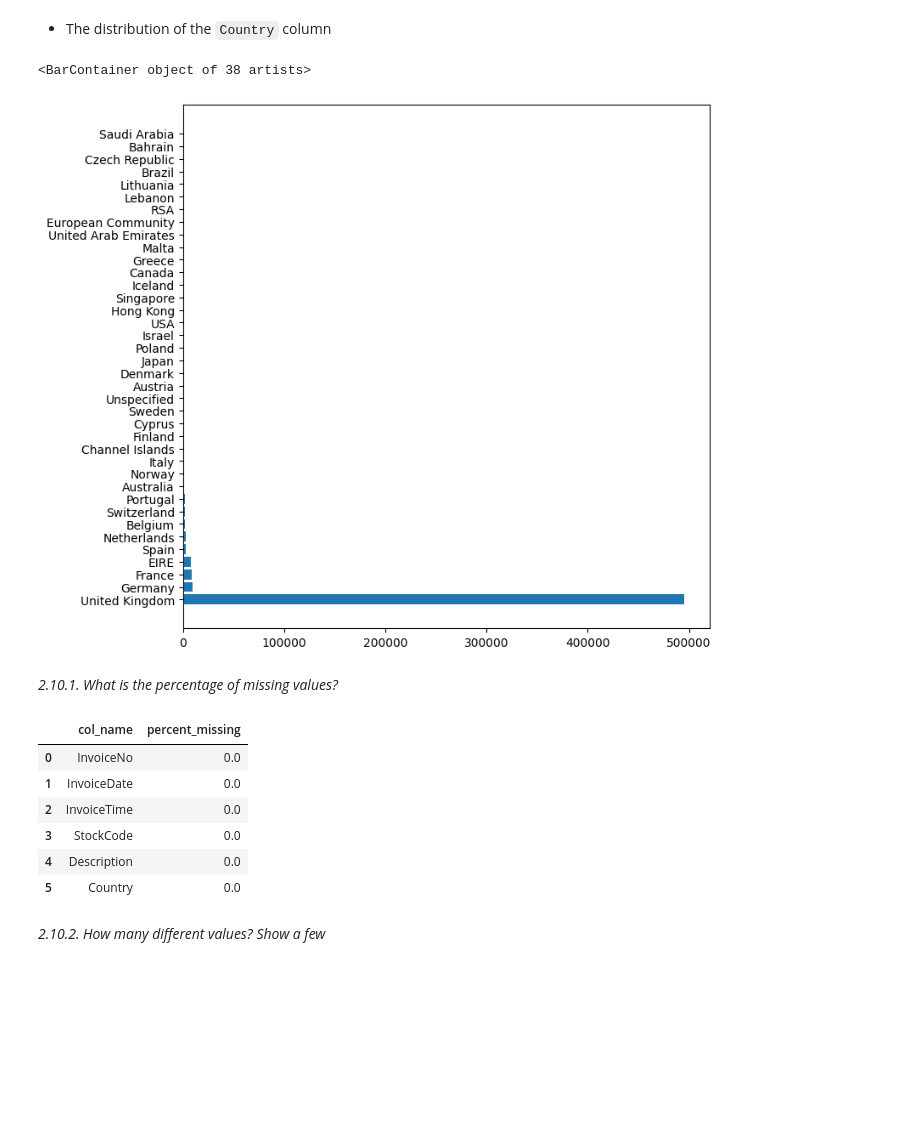
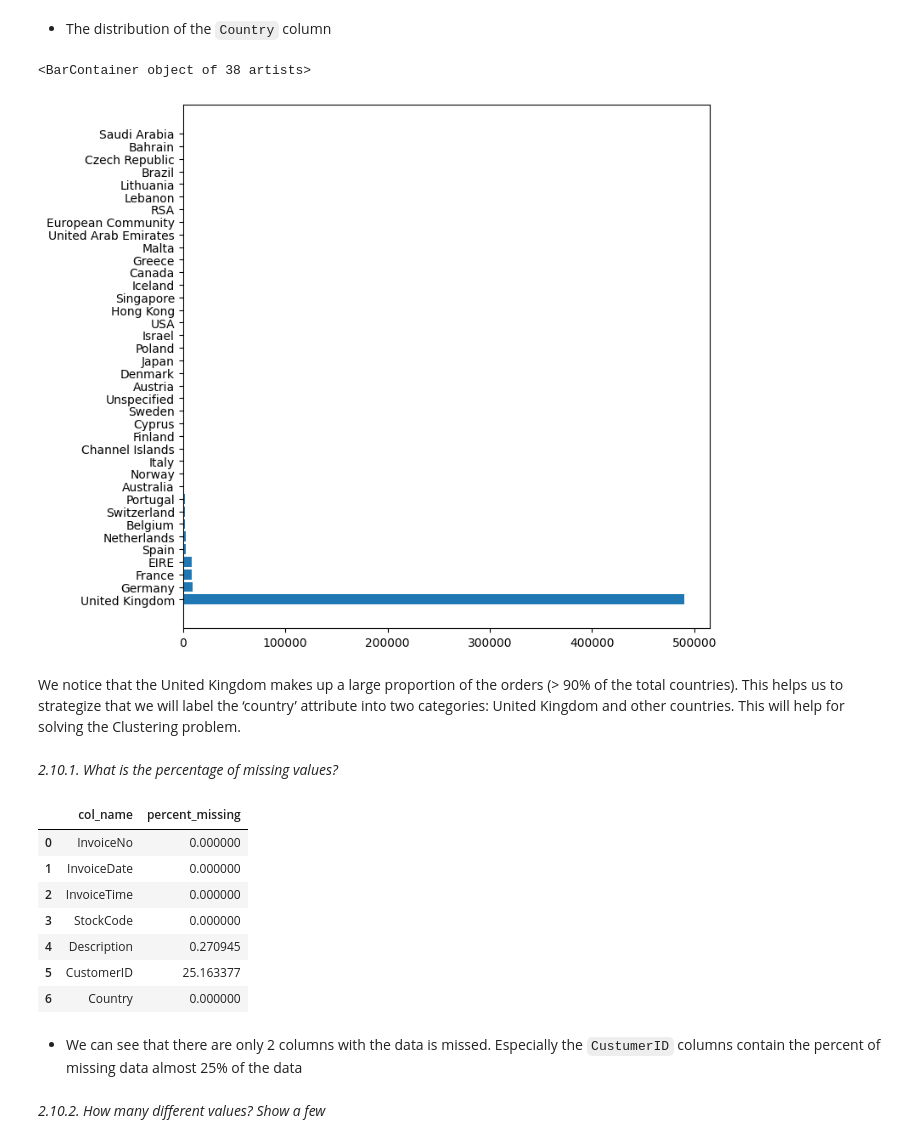
Before and after one commit to Ha0203/FinalProject_LTKHDL, a Jupyter notebook: main_branch.ipynb, the cells around one changed output. Saved outputs shown, nothing was run; the diff lists cells and outputs as text; code cells hidden in the pictures; blank space fills up the shorter version.

```diff
--- a/main_branch.ipynb
+++ b/main_branch.ipynb
@@ -98,0 +101,4 @@ data_df.duplicated().sum()
+# %%
+data_df.drop_duplicates(inplace=True)
+
+data_df.shape
@@ -136,14 +145,12 @@ dtype: object
 # %%
 data_df['InvoiceDate'] = pd.to_datetime(data_df['InvoiceDate'],format= '%d-%m-%Y')
-data_df['InvoiceTime'] = pd.to_datetime(data_df['InvoiceTime']).dt.time
-
-# data_df['InvoiceTime'] = pd.to_datetime(data_df['InvoiceTime'],format= '%H:%M:%S %p')
-# data_df['InvoiceTime'] = [time.time() for time in data_df['InvoiceTime']]
+data_df['InvoiceTime'] = pd.to_datetime(data_df['InvoiceTime'],format= '%H:%M:%S %p')
 
 data_df['StockCode'] = data_df['StockCode'].astype(str)
 data_df['InvoiceNo'] = data_df['InvoiceNo'].astype(str)
 data_df['Description'] = data_df['Description'].astype(str)
 data_df['Country'] = data_df['Country'].astype(str)
+data_df['CustomerID'] = data_df['CustomerID'].astype(str)
 # %%
 data_df.dtypes
 # %% [output]
@@ -285,24 +289,29 @@ fig = plt.figure(figsize=(8, 8))
 plt.barh(data_df['Country'].value_counts().index, data_df['Country'].value_counts().values)
 # %% [output]
 <BarContainer object of 38 artists>
-[figure, old version]
+[figure, new version]
+# %% [markdown]
+We notice that the United Kingdom makes up a large proportion of the orders (> 90% of the total countries). This helps us to strategize that we will label the ‘country’ attribute into two categories: United Kingdom and other countries. This will help for solving the Clustering problem.
 # %% [markdown]
 _2.10.1. What is the percentage of missing values?_
 # %%
 categorical_missing_percent = pd.DataFrame({
     'col_name': categorical_cols,
-    'percent_missing': data_df[categorical_cols].isnull().sum() * 100 / len(data_df[categorical_cols]),
+    'percent_missing': data_df[categorical_cols].apply(lambda x: x.isnull() | x.eq('nan')).mean() * 100
 })
 categorical_missing_percent.index = np.arange(0, len(categorical_cols))
 categorical_missing_percent
 # %% [output]
 |  | col_name | percent_missing |
-| 0 | InvoiceNo | 0.0 |
-| 1 | InvoiceDate | 0.0 |
-| 2 | InvoiceTime | 0.0 |
-| 3 | StockCode | 0.0 |
-| 4 | Description | 0.0 |
-| 5 | Country | 0.0 |
+| 0 | InvoiceNo | 0.000000 |
+| 1 | InvoiceDate | 0.000000 |
+| 2 | InvoiceTime | 0.000000 |
+| 3 | StockCode | 0.000000 |
+| 4 | Description | 0.270945 |
+| 5 | CustomerID | 25.163377 |
+| 6 | Country | 0.000000 |
+# %% [markdown]
+- We can see that there are only 2 columns with the data is missed. Especially the `CustumerID` columns contain the percent of missing data almost 25% of the data
 # %% [markdown]
 _2.10.2. How many different values? Show a few_
 # %%
```
Also changed, not shown: parts of 28 cells of this notebook.
